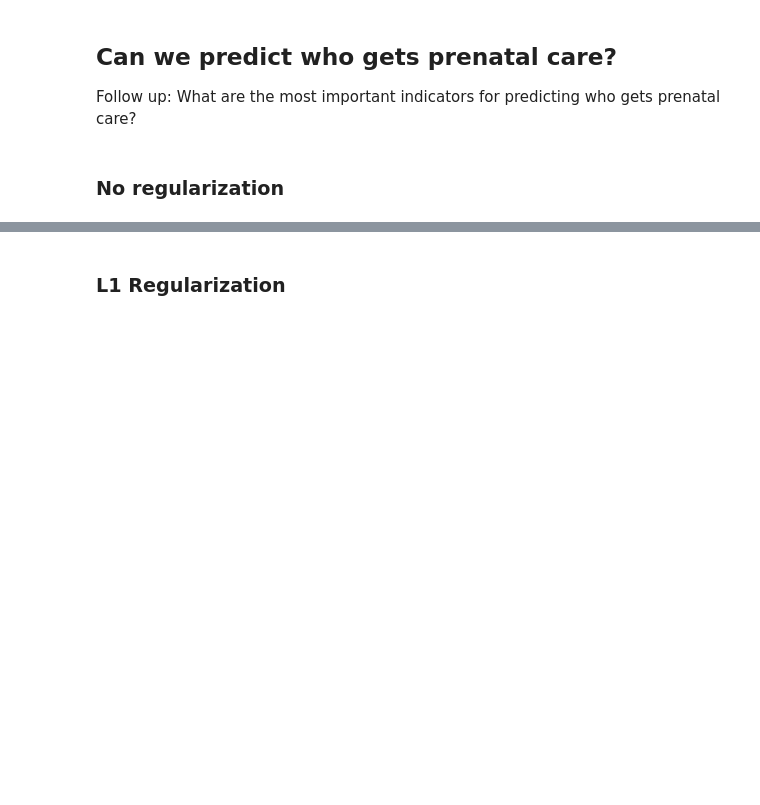
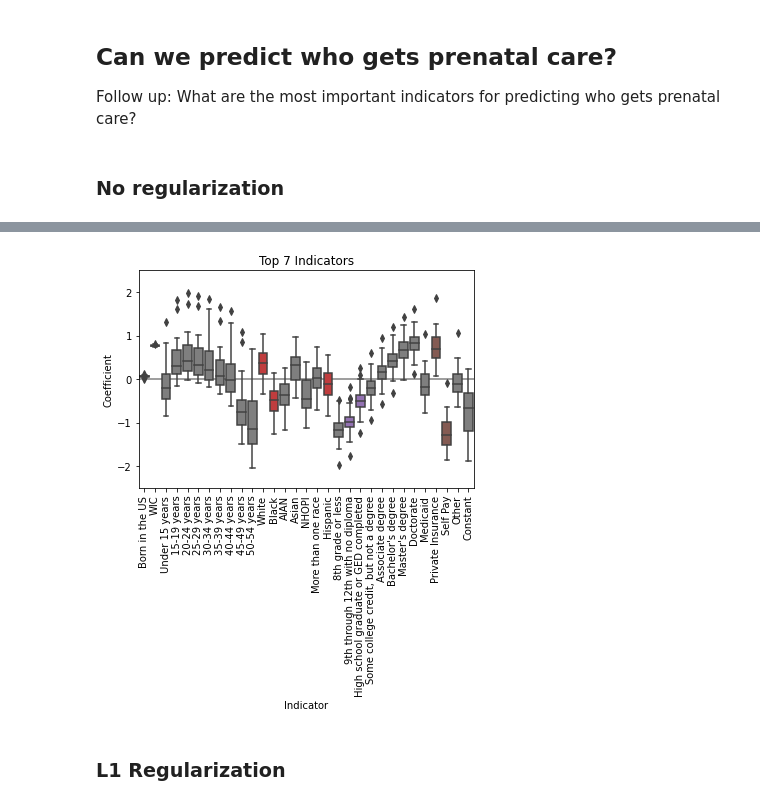
Before and after one commit to kels271828/ds4a, a Jupyter notebook: notebooks/models/prenatal_care.ipynb, the cells around one changed output, grey strips where cells are left out. Drawn from its saved outputs; the diff is of its cells as text; code cells hidden in the pictures; blank space fills up the shorter version.

```diff
--- a/notebooks/models/prenatal_care.ipynb
+++ b/notebooks/models/prenatal_care.ipynb
@@ -325,3 +326,18 @@ plt.savefig('../results/prenatal_care_7.png', bbox_inches='tight')
+# %%
+top_indicators=['pay_rec_2', 'pay_rec_3', 'mracehisp_1', 'mracehisp_2', 'mracehisp_7', 'meduc_2', 'meduc_3']
+my_pal2 = {indicator: my_cmap(get_group(ii)) if indicator in top_indicators else my_cmap(7)
+          for ii, indicator in enumerate(indicator_list) }
+fig, ax = plt.subplots()
+sns.boxplot(x='indicator', y='coef', data=temp, ax=ax, palette=my_pal2)
+ax.axhline(0, c='gray', zorder=0)
+ax.set_xlabel('Indicator')
+ax.set_xticklabels(labels=indicator_labels, rotation=90)
+ax.set_ylabel('Coefficient')
+ax.set_ylim([-2.5, 2.5]) # mager9_9 has lower outliers
+ax.set_title('Top 7 Indicators')
+plt.savefig('../../results/prenatal_care_7b.png', bbox_inches='tight')
+# %% [output]
+[figure, added]
 # %% [markdown]
 ### L1 Regularization
 # %%
```
Also changed, not shown: parts of 14 cells of this notebook, 1 other file.
